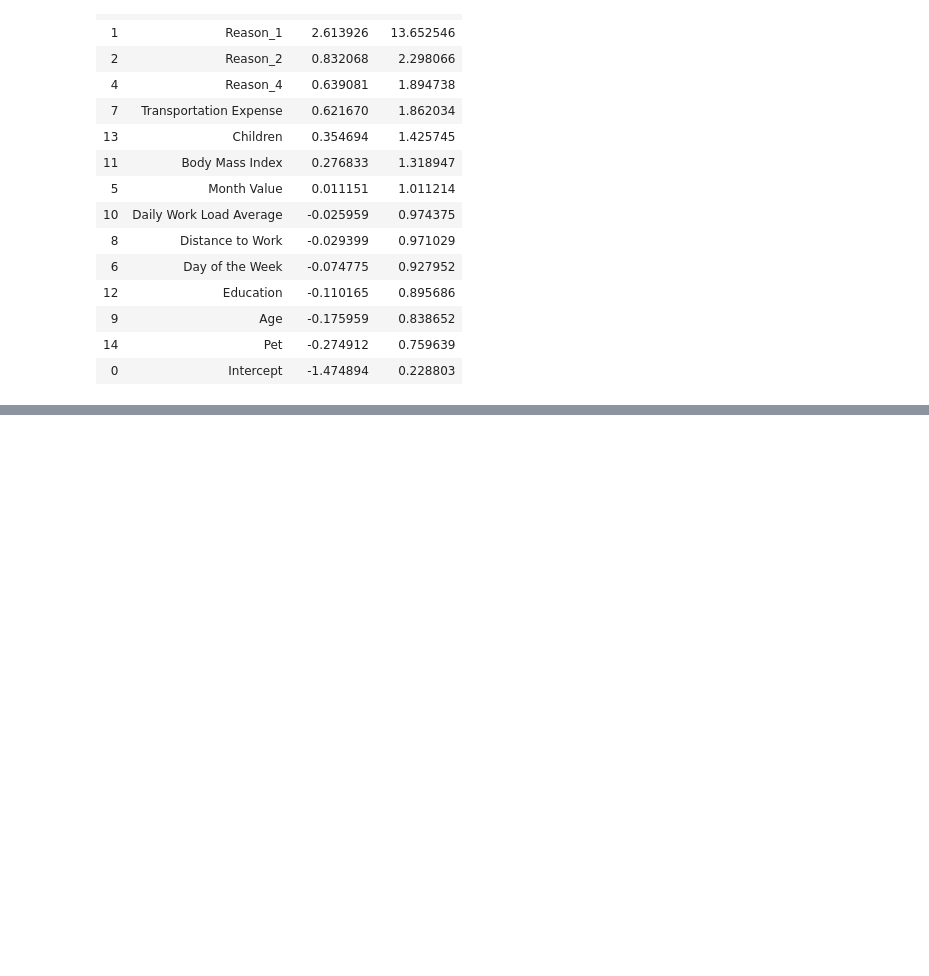
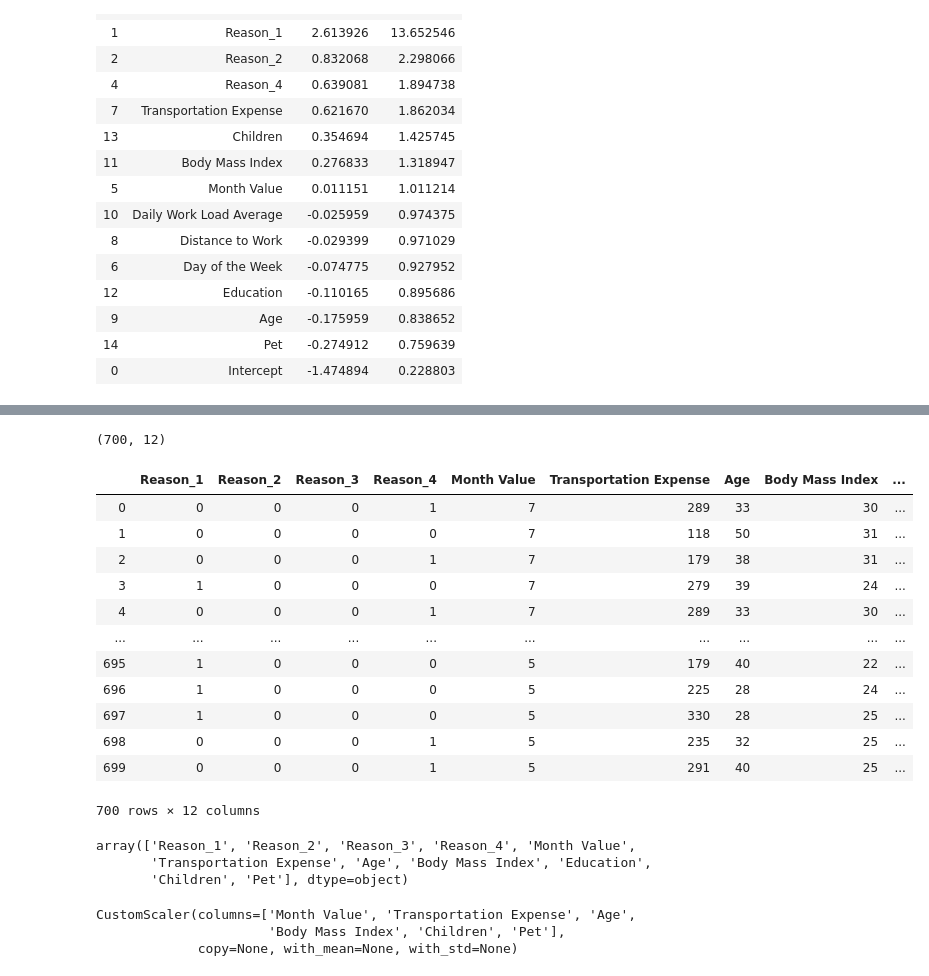
Before and after one commit to LiuHaoLung/Python-Milestone, a Jupyter notebook: Absenteeism/AbsenteeismExerciseMachineLearningwithCustomScaler.ipynb, the cells around one changed output, grey strips where cells are left out. Saved outputs shown, nothing was run; the diff lists cells and outputs as text; code cells hidden in the pictures; blank space fills up the shorter version.

Commit message:
Absenteeism

```diff
--- a/Absenteeism/AbsenteeismExerciseMachineLearningwithCustomScaler.ipynb
+++ b/Absenteeism/AbsenteeismExerciseMachineLearningwithCustomScaler.ipynb
@@ -462,0 +509,2 @@ summary_table.sort_values('Odds_ratio', ascending = False)
+# %%
+data_with_targets = data_preprocessed.drop(['Absenteeism Time in Hours', 'Day of the Week', 'Daily Work Load Average', 'Distance to Work'], axis = 1)
@@ -462,0 +524,20 @@ summary_table.sort_values('Odds_ratio', ascending = False)
+# %%
+data_with_targets.shape
+# %% [output]
+(700, 12)
+# %%
+data_with_targets.iloc[:, :14]
+# %% [output]
+|  | Reason_1 | Reason_2 | Reason_3 | Reason_4 | Month Value | Transportation Expense | Age | Body Mass Index | ... |
+| 0 | 0 | 0 | 0 | 1 | 7 | 289 | 33 | 30 | ... |
+| 1 | 0 | 0 | 0 | 0 | 7 | 118 | 50 | 31 | ... |
+| 2 | 0 | 0 | 0 | 1 | 7 | 179 | 38 | 31 | ... |
+| 3 | 1 | 0 | 0 | 0 | 7 | 279 | 39 | 24 | ... |
+| 4 | 0 | 0 | 0 | 1 | 7 | 289 | 33 | 30 | ... |
+| ... | ... | ... | ... | ... | ... | ... | ... | ... | ... |
+| 695 | 1 | 0 | 0 | 0 | 5 | 179 | 40 | 22 | ... |
+| 696 | 1 | 0 | 0 | 0 | 5 | 225 | 28 | 24 | ... |
+| 697 | 1 | 0 | 0 | 0 | 5 | 330 | 28 | 25 | ... |
+| 698 | 0 | 0 | 0 | 1 | 5 | 235 | 32 | 25 | ... |
+| 699 | 0 | 0 | 0 | 1 | 5 | 291 | 40 | 25 | ... |
+700 rows × 12 columns
@@ -462,0 +569,6 @@ summary_table.sort_values('Odds_ratio', ascending = False)
+# %%
+unscaled_inputs.columns.values
+# %% [output]
+array(['Reason_1', 'Reason_2', 'Reason_3', 'Reason_4', 'Month Value',
+       'Transportation Expense', 'Age', 'Body Mass Index', 'Education',
+       'Children', 'Pet'], dtype=object)
@@ -462,0 +581,6 @@ summary_table.sort_values('Odds_ratio', ascending = False)
+# %%
+absenteeism_scaler.fit(unscaled_inputs)
+# %% [output]
+CustomScaler(columns=['Month Value', 'Transportation Expense', 'Age',
+                      'Body Mass Index', 'Children', 'Pet'],
+             copy=None, with_mean=None, with_std=None)
```
Also changed, not shown: parts of 51 cells of this notebook, 5 other files.
